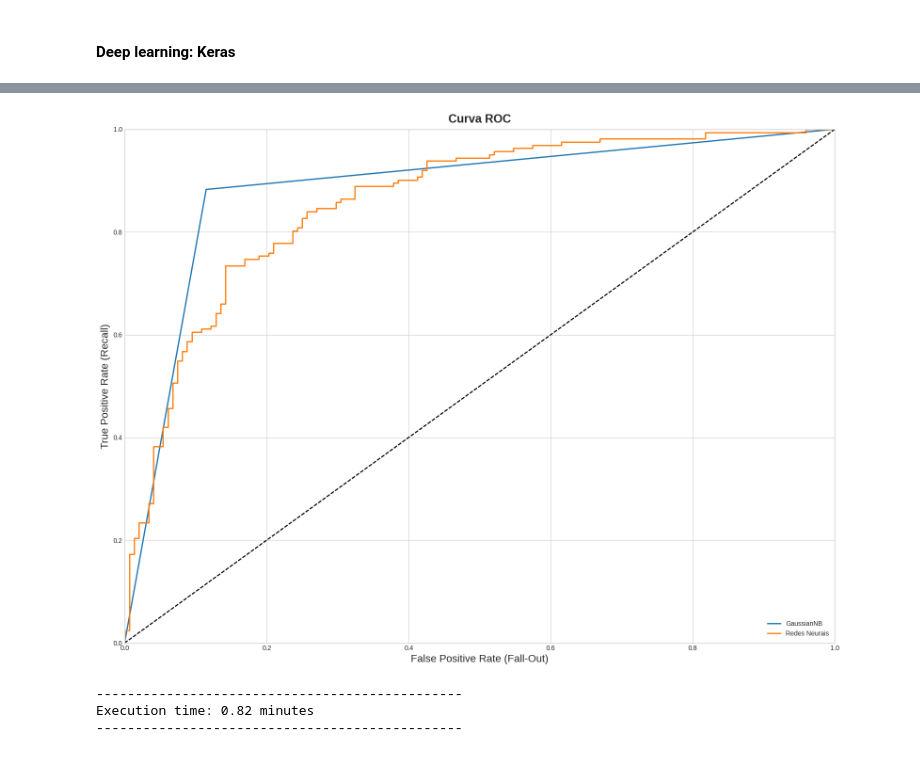
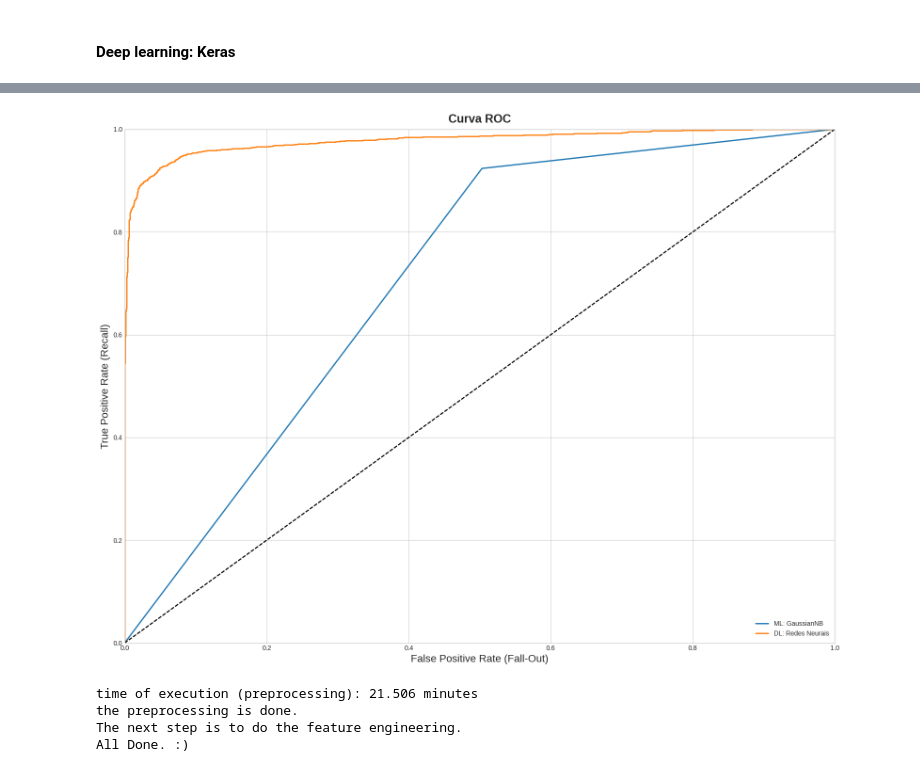
Before and after one commit to andvsilva/sentiment-analysis-deep-learning, a Jupyter notebook: amazon_sent/Amazon_sentiment.ipynb, the cells around one changed output, grey strips where cells are left out. Cells and saved outputs as stored; diff of their text form; code cells hidden in the pictures.

```diff
--- a/amazon_sent/Amazon_sentiment.ipynb
+++ b/amazon_sent/Amazon_sentiment.ipynb
@@ -134,6 +193,8 @@ Compreender o contexto de negócios para a análise de sentimentos em avaliaçõ
 #### https://www.kaggle.com/datasets/snap/amazon-fine-food-reviews
 df_reviews = pd.read_csv('../dataset/Reviews.csv') # full dataset
 
+# reduce memory usage
+df_reviews = reduce_mem_usage(df_reviews)
 # dataset size:
 print(f'Numero de linhas: {df_reviews.shape[0]}, numero de colunas: {df_reviews.shape[1]}')
 # %% [output]
@@ -146,5 +210,11 @@ Numero de linha: 568454, numero de colunas: 10
   - Verifique as diferentes colunas presentes nos dados, como o texto do comentário, a classificação (positiva ou negativa) ou outras informações relevantes.
 # %%
 ######## parte do dataset
-df_reviews_small = df_reviews.copy()
-df_reviews = df_reviews_small.sample(1000) # FIXME remover no final
+df_reviews_copy = df_reviews.copy()
+df_reviews_sample = df_reviews_copy.sample(15000) # FIXME remover no final
+
+# release memory RAM - dataframe
+release_memory(df_reviews_copy)
+release_memory(df_reviews)
+df_reviews = df_reviews_sample
+release_memory(df_reviews_sample)
@@ -485,6 +563,3 @@ variables.h5                                   2023-05-20 14:24:20      3103176
 # %%
 X = df_reviews['Text']
 y = df_reviews['negative']
-# %%
-X = np.array(df_reviews['Text'])
-y = np.array(df_reviews['negative'])
@@ -753,22 +841,26 @@ fpr_net, tpr_net_lr, thresholds_net_lr = roc_curve(y_validation, model_roc)
 # %%
 plt.figure(figsize=(16, 12))                                    # Not shown
-plot_roc_curve(fpr_lr, tpr_lr, label='GaussianNB')
-plot_roc_curve(fpr_net, tpr_net_lr, label='Redes Neurais')
+plot_roc_curve(fpr_lr, tpr_lr, label='ML: GaussianNB')
+plot_roc_curve(fpr_net, tpr_net_lr, label='DL: Redes Neurais')
 #plot_roc_curve(fpr_bnb, tpr_bnb, label='BernoulliNB')
 #plot_roc_curve(fpr_gb, tpr_gb, label='Gradient Boosting')
 plt.legend(loc="lower right")
 plt.title('Curva ROC', fontweight="bold")
 plt.show()
 # %% [output]
-[figure, old version]
+[figure, new version]
 # %%
 #### File end HERE
 
-executiontime = round((time.time() - start_time)/60, 2)
-print('-----------------------------------------------')
-print(f"Execution time: {executiontime} minutes")
-print('-----------------------------------------------')
+# time of execution in minutes
+time_exec_min = round( (time.time() - start_time)/60, 4)
+
+print(f'time of execution (preprocessing): {time_exec_min} minutes')
+print("the preprocessing is done.")
+print("The next step is to do the feature engineering.")
+print("All Done. :)")
 # %% [output]
------------------------------------------------
-Execution time: 0.82 minutes
------------------------------------------------
+time of execution (preprocessing): 21.506 minutes
+the preprocessing is done.
+The next step is to do the feature engineering.
+All Done. :)
```
Also changed, not shown: parts of 32 cells of this notebook, 2 other files.
